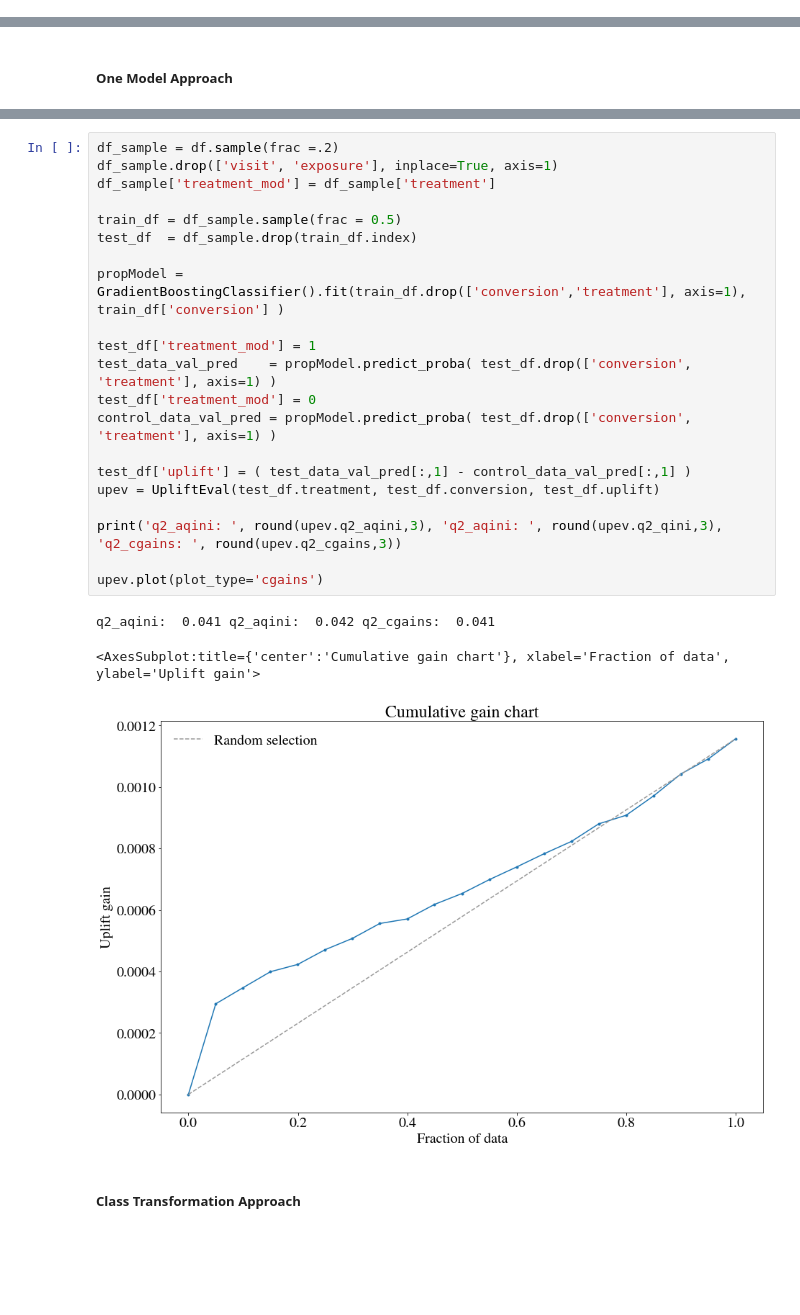
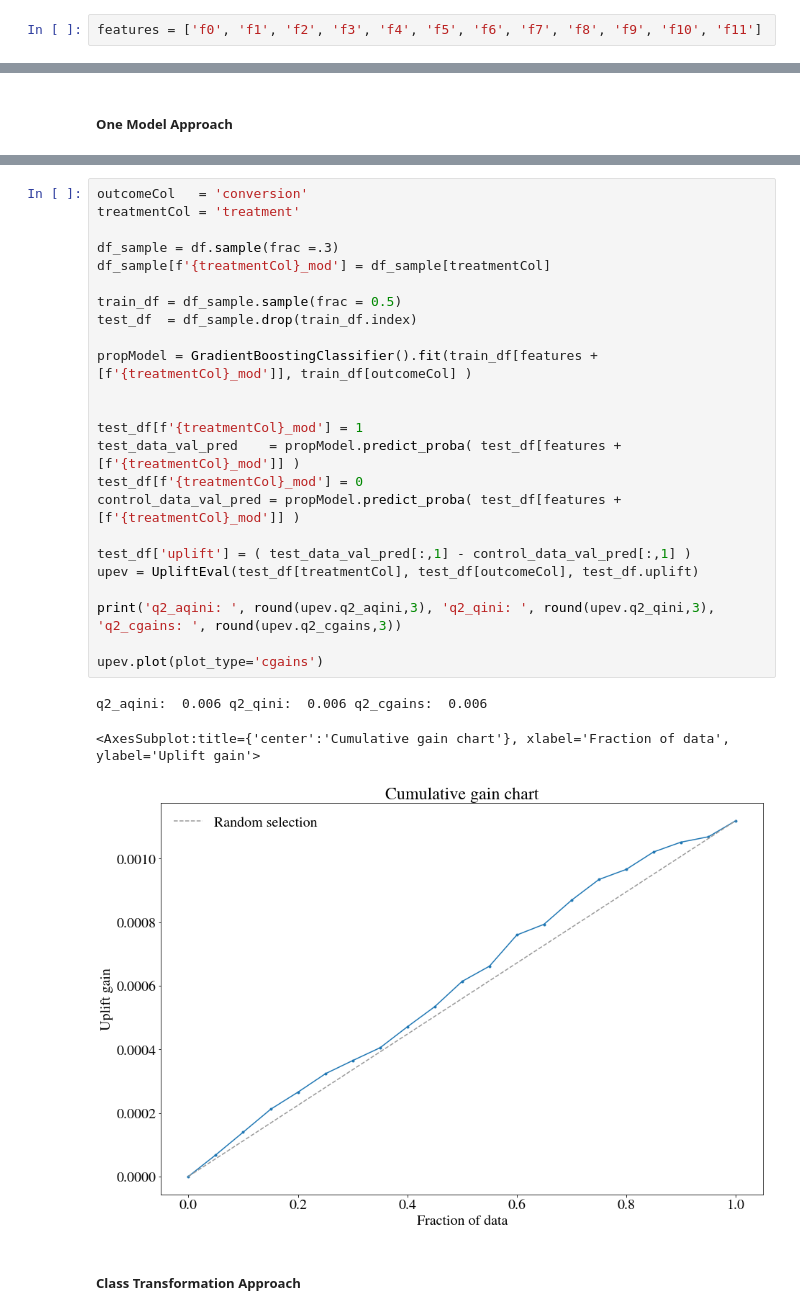
Before and after one commit to viswanath57/Learning-How-To-Act, a Jupyter notebook: Casual Inference/Heterogeneous Treatment Effects Modeling aka Uplift Modeling with Criteo data set.ipynb, the cells around one changed output, grey strips where cells are left out. Cells and saved outputs as stored; diff of their text form; blank space fills up the shorter version.

```diff
--- a/Casual Inference/Heterogeneous Treatment Effects Modeling aka Uplift Modeling with Criteo data set.ipynb
+++ b/Casual Inference/Heterogeneous Treatment Effects Modeling aka Uplift Modeling with Criteo data set.ipynb
@@ -71,6 +56,8 @@ treatment exposure
 0         0          0.001938   2096937  0.038201   2096937
 1         0          0.001194  11454443  0.034861  11454443
           1          0.053784    428212  0.414538    428212
+# %%
+features = ['f0', 'f1', 'f2', 'f3', 'f4', 'f5', 'f6', 'f7', 'f8', 'f9', 'f10', 'f11']
 # %% [markdown]
 ##### Two Model Approach
 # %%
@@ -161,28 +149,31 @@ q2_aqini:  0.083 q2_aqini:  0.107 q2_cgains:  0.08
 # %%
-df_sample = df.sample(frac =.2)
-df_sample.drop(['visit', 'exposure'], inplace=True, axis=1)
-df_sample['treatment_mod'] = df_sample['treatment']
+outcomeCol   = 'conversion'
+treatmentCol = 'treatment'
+
+df_sample = df.sample(frac =.3)
+df_sample[f'{treatmentCol}_mod'] = df_sample[treatmentCol]
 
 train_df = df_sample.sample(frac = 0.5)
 test_df  = df_sample.drop(train_df.index)
 
-propModel = GradientBoostingClassifier().fit(train_df.drop(['conversion','treatment'], axis=1), train_df['conversion'] )
+propModel = GradientBoostingClassifier().fit(train_df[features + [f'{treatmentCol}_mod']], train_df[outcomeCol] )
 
-test_df['treatment_mod'] = 1
-test_data_val_pred    = propModel.predict_proba( test_df.drop(['conversion', 'treatment'], axis=1) )
-test_df['treatment_mod'] = 0
-control_data_val_pred = propModel.predict_proba( test_df.drop(['conversion', 'treatment'], axis=1) )
+
+test_df[f'{treatmentCol}_mod'] = 1
+test_data_val_pred    = propModel.predict_proba( test_df[features + [f'{treatmentCol}_mod']] )
+test_df[f'{treatmentCol}_mod'] = 0
+control_data_val_pred = propModel.predict_proba( test_df[features + [f'{treatmentCol}_mod']] )
 
 test_df['uplift'] = ( test_data_val_pred[:,1] - control_data_val_pred[:,1] )
-upev = UpliftEval(test_df.treatment, test_df.conversion, test_df.uplift)
+upev = UpliftEval(test_df[treatmentCol], test_df[outcomeCol], test_df.uplift)
 
-print('q2_aqini: ', round(upev.q2_aqini,3), 'q2_aqini: ', round(upev.q2_qini,3), 'q2_cgains: ', round(upev.q2_cgains,3))
+print('q2_aqini: ', round(upev.q2_aqini,3), 'q2_qini: ', round(upev.q2_qini,3), 'q2_cgains: ', round(upev.q2_cgains,3))
 
 upev.plot(plot_type='cgains')
 # %% [output]
-q2_aqini:  0.041 q2_aqini:  0.042 q2_cgains:  0.041
+q2_aqini:  0.006 q2_qini:  0.006 q2_cgains:  0.006
 <AxesSubplot:title={'center':'Cumulative gain chart'}, xlabel='Fraction of data', ylabel='Uplift gain'>
-[figure, old version]
+[figure, new version]
 # %% [markdown]
 ##### Class Transformation Approach
 # %%
```
Also changed, not shown: parts of 26 cells of this notebook.
